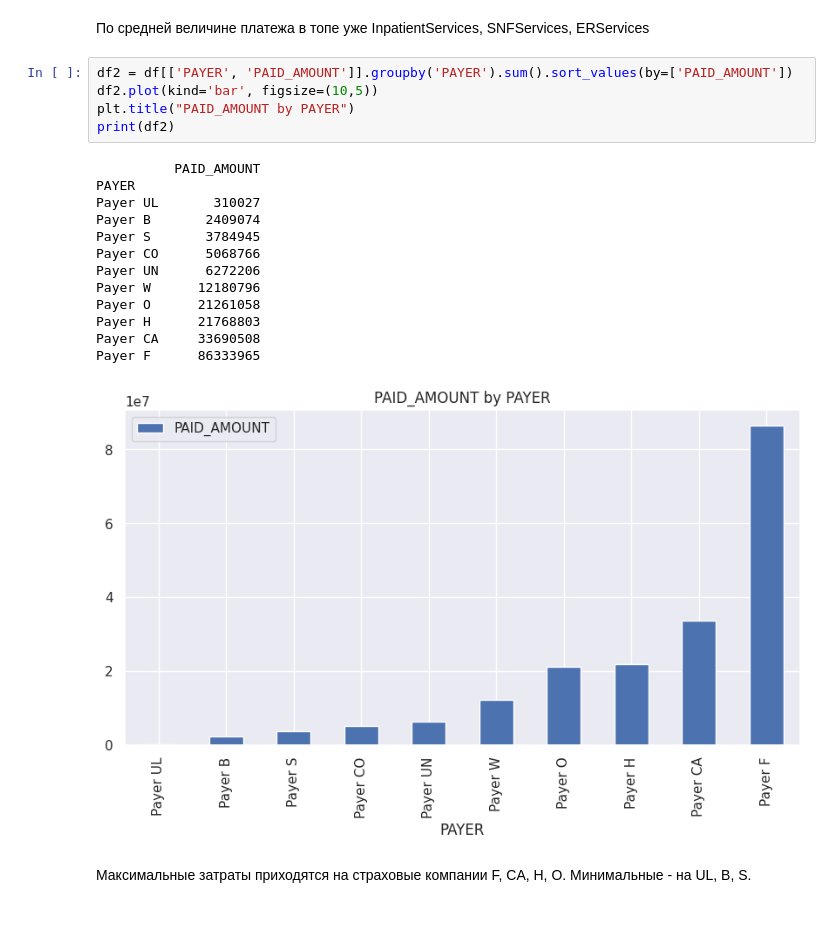
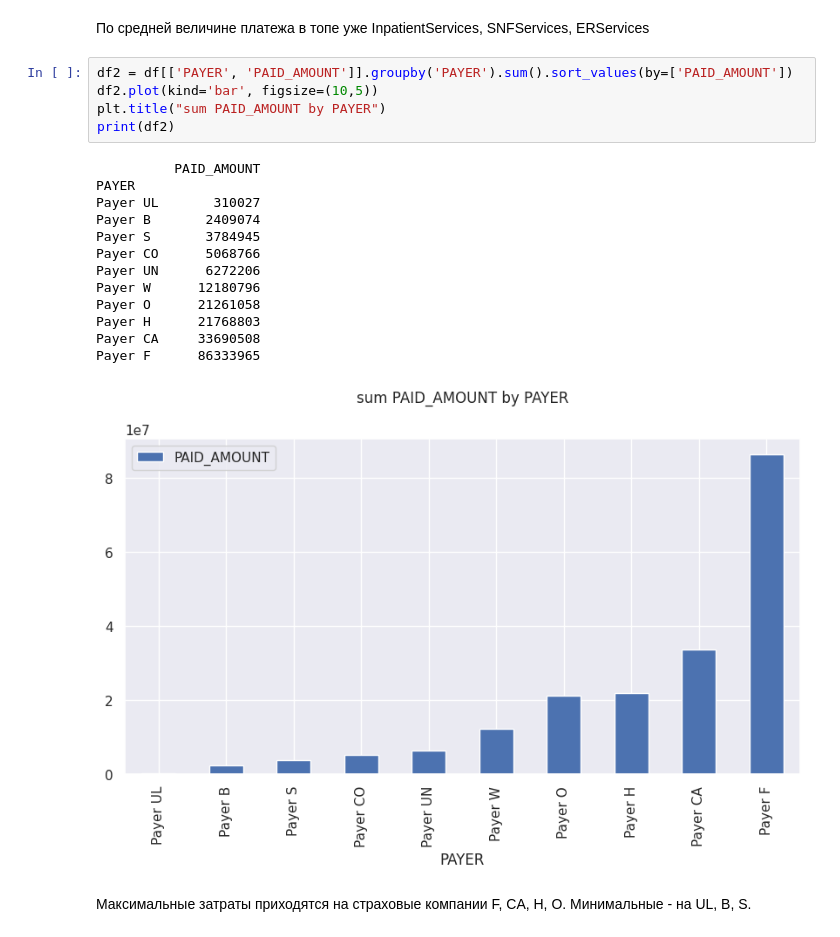
Before and after one commit to Ninetal/web_dashboard, a Jupyter notebook: jn_analysis/analyze.ipynb, the cells around one changed output. Saved outputs shown, nothing was run; the diff lists cells and outputs as text.

```diff
--- a/jn_analysis/analyze.ipynb
+++ b/jn_analysis/analyze.ipynb
@@ -216,22 +231,22 @@ print(df2)
 # %%
 df2 = df[['PAYER', 'PAID_AMOUNT']].groupby('PAYER').sum().sort_values(by=['PAID_AMOUNT'])
 df2.plot(kind='bar', figsize=(10,5))
-plt.title("PAID_AMOUNT by PAYER")
+plt.title("sum PAID_AMOUNT by PAYER")
 print(df2)
 # %% [output]
           PAID_AMOUNT
 PAYER
 Payer UL       310027
 Payer B       2409074
 Payer S       3784945
 Payer CO      5068766
 Payer UN      6272206
 Payer W      12180796
 Payer O      21261058
 Payer H      21768803
 Payer CA     33690508
 Payer F      86333965
-[figure, old version]
+[figure, new version]
 # %% [markdown]
 Максимальные затраты приходятся на страховые компании F, CA, H, O.
 Минимальные - на UL, B, S.
```
Also changed, not shown: parts of 23 cells of this notebook.
